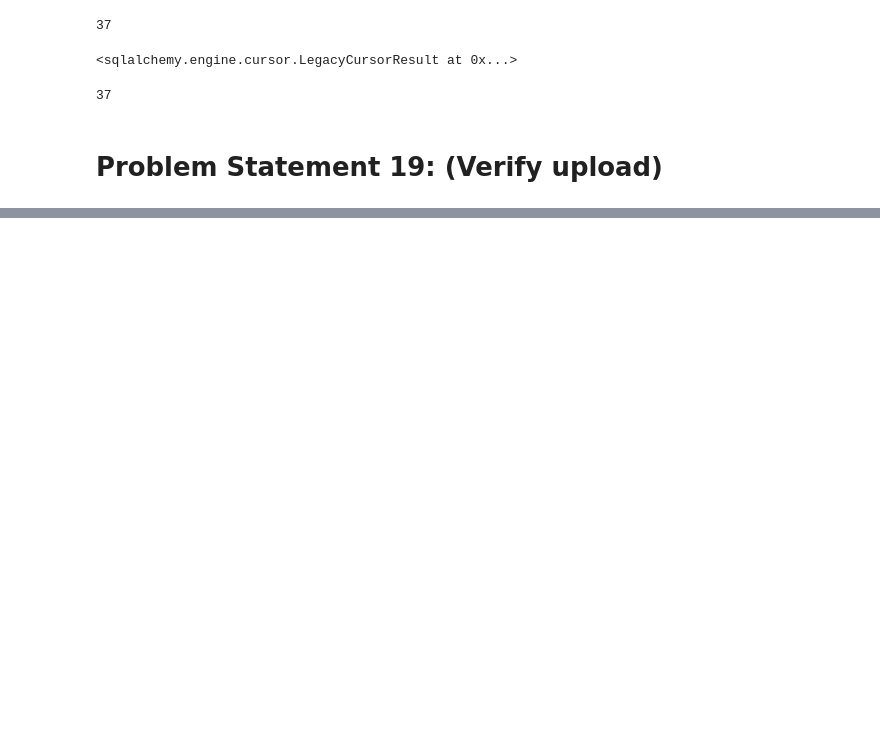
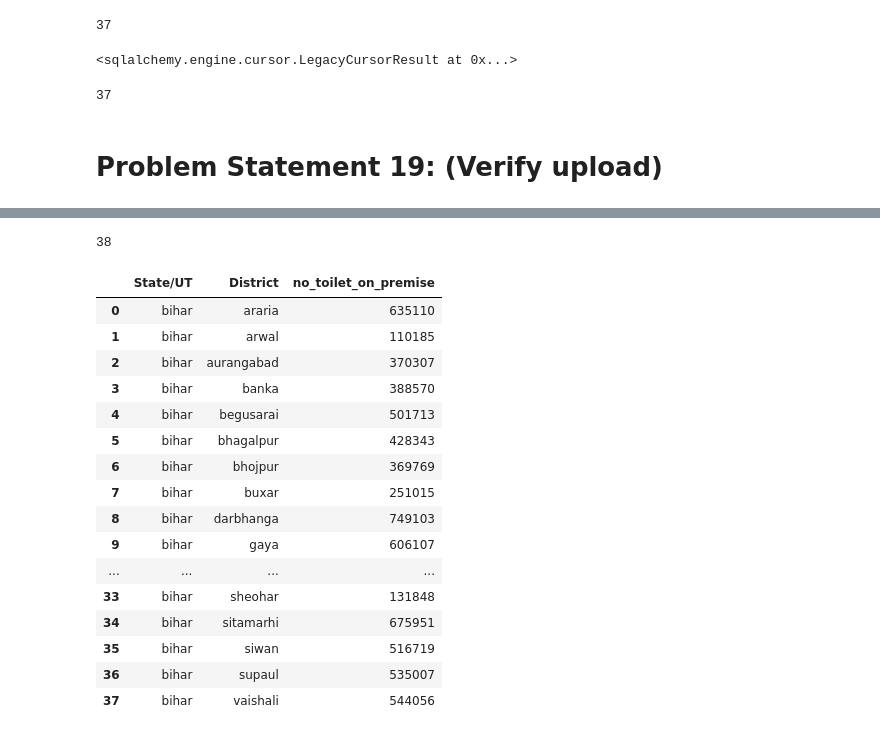
Before and after one commit to sudheer-k-r/census-project, a Jupyter notebook: healthcare-census-project1.ipynb, the cells around one changed output, grey strips where cells are left out. Drawn from its saved outputs; the diff is of its cells as text; code cells hidden in the pictures; blank space fills up the shorter version.

```diff
--- a/healthcare-census-project1.ipynb
+++ b/healthcare-census-project1.ipynb
@@ -1932,0 +1936,9 @@ table_allhospitals.merge(table_govt_hospitals,on='State/UT',how='inner')
+# %%
+conn = pymysql.connect(
+    host='localhost',
+    user='root',
+    password='9908',
+    db='census_project'
+)
+# %%
+my_cursor=conn.cursor()
@@ -1932,0 +1947,29 @@ table_allhospitals.merge(table_govt_hospitals,on='State/UT',how='inner')
+# %%
+my_cursor.execute(query)
+# %% [output]
+38
+# %%
+selects=my_cursor.fetchall()
+# %%
+result_df=pd.DataFrame(selects,columns=['State/UT','District','no_toilet_on_premise'])
+# %%
+
+result_df
+# %% [output]
+|  | State/UT | District | no_toilet_on_premise |
+| 0 | bihar | araria | 635110 |
+| 1 | bihar | arwal | 110185 |
+| 2 | bihar | aurangabad | 370307 |
+| 3 | bihar | banka | 388570 |
+| 4 | bihar | begusarai | 501713 |
+| 5 | bihar | bhagalpur | 428343 |
+| 6 | bihar | bhojpur | 369769 |
+| 7 | bihar | buxar | 251015 |
+| 8 | bihar | darbhanga | 749103 |
+| 9 | bihar | gaya | 606107 |
+| ... | ... | ... | ... |
+| 33 | bihar | sheohar | 131848 |
+| 34 | bihar | sitamarhi | 675951 |
+| 35 | bihar | siwan | 516719 |
+| 36 | bihar | supaul | 535007 |
+| 37 | bihar | vaishali | 544056 |
```
Also changed, not shown: parts of 23 cells of this notebook.
